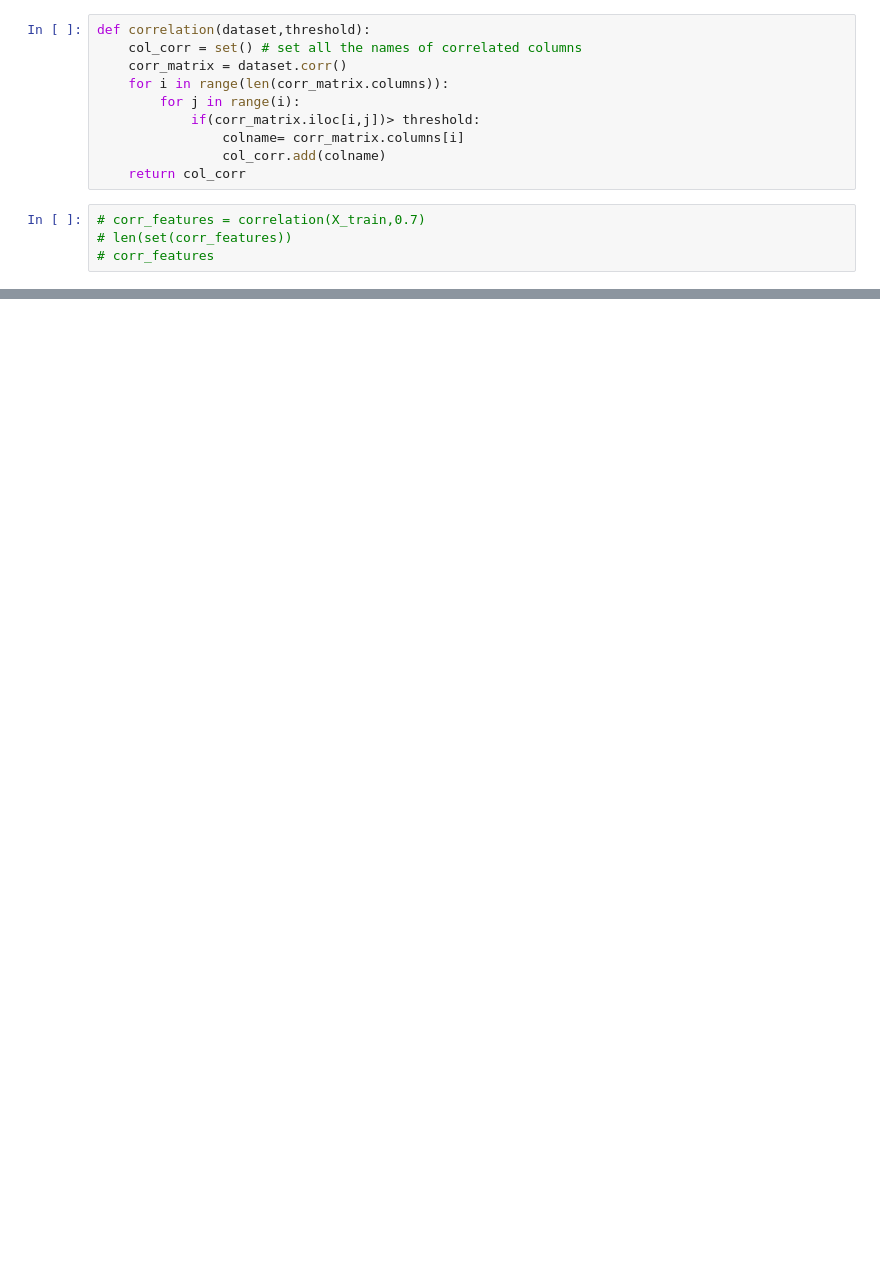
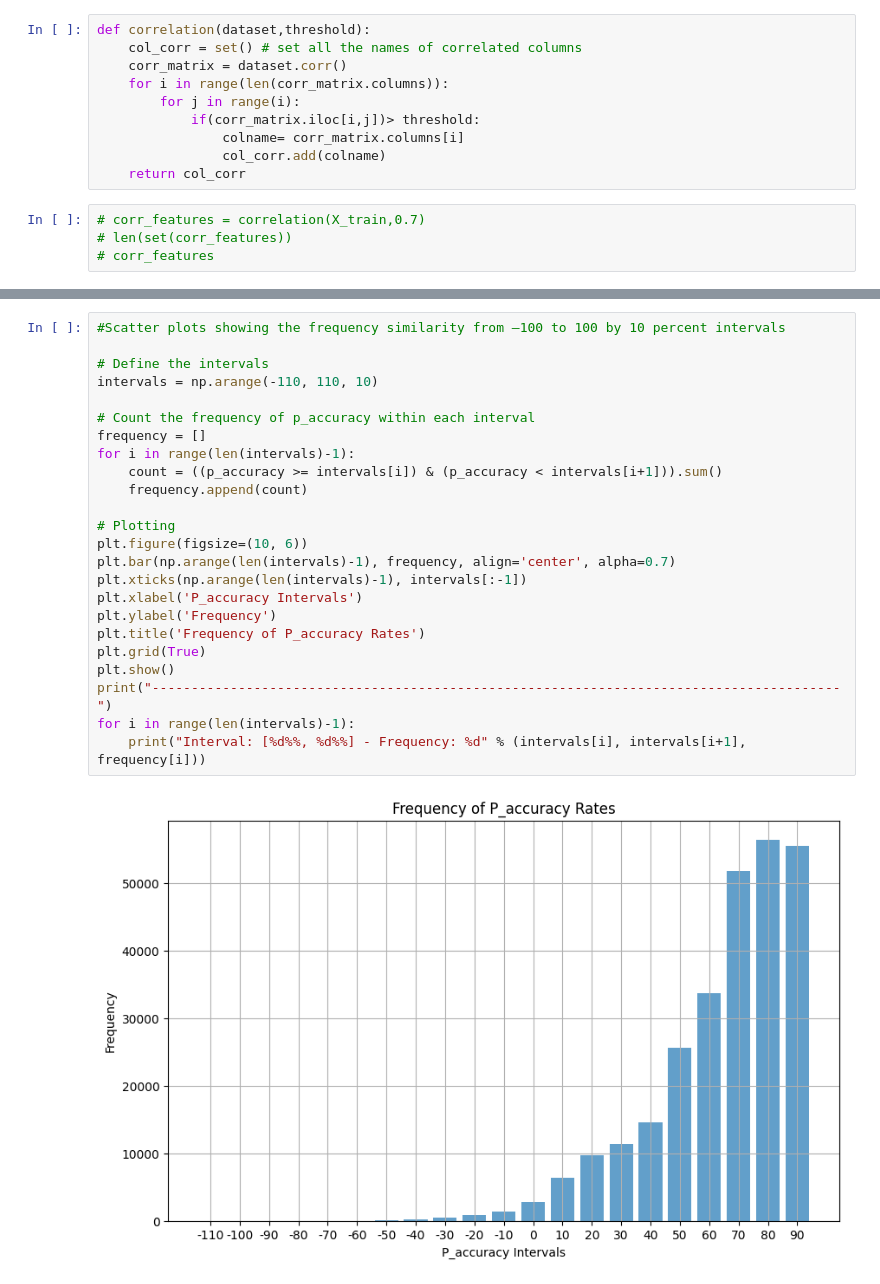
Before and after one commit to batuhanbasturk/Bitirme-Projesi, a Jupyter notebook: Algorithms/XGBOOST.ipynb, the cells around one changed output, grey strips where cells are left out. Saved outputs shown, nothing was run; the diff lists cells and outputs as text; blank space fills up the shorter version.

```diff
--- a/Algorithms/XGBOOST.ipynb
+++ b/Algorithms/XGBOOST.ipynb
@@ -241,0 +240,26 @@ Worst 10 Features, Predicted Values, and Actual Values corresponding to Minimum
+# %%
+#Scatter plots showing the frequency similarity from –100 to 100 by 10 percent intervals
+
+# Define the intervals
+intervals = np.arange(-110, 110, 10)
+
+# Count the frequency of p_accuracy within each interval
+frequency = []
+for i in range(len(intervals)-1):
+    count = ((p_accuracy >= intervals[i]) & (p_accuracy < intervals[i+1])).sum()
+    frequency.append(count)
+
+# Plotting
+plt.figure(figsize=(10, 6))
+plt.bar(np.arange(len(intervals)-1), frequency, align='center', alpha=0.7)
+plt.xticks(np.arange(len(intervals)-1), intervals[:-1])
+plt.xlabel('P_accuracy Intervals')
+plt.ylabel('Frequency')
+plt.title('Frequency of P_accuracy Rates')
+plt.grid(True)
+plt.show()
+print("----------------------------------------------------------------------------------------")
+for i in range(len(intervals)-1):
+    print("Interval: [%d%%, %d%%] - Frequency: %d" % (intervals[i], intervals[i+1], frequency[i]))
+# %% [output]
+[figure, added]
```
Also changed, not shown: parts of 16 cells of this notebook, 1 other file.
